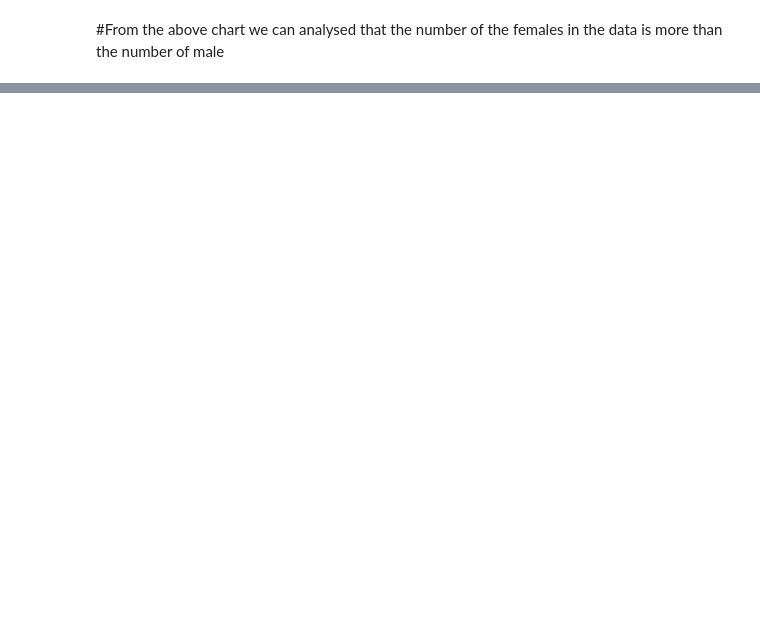
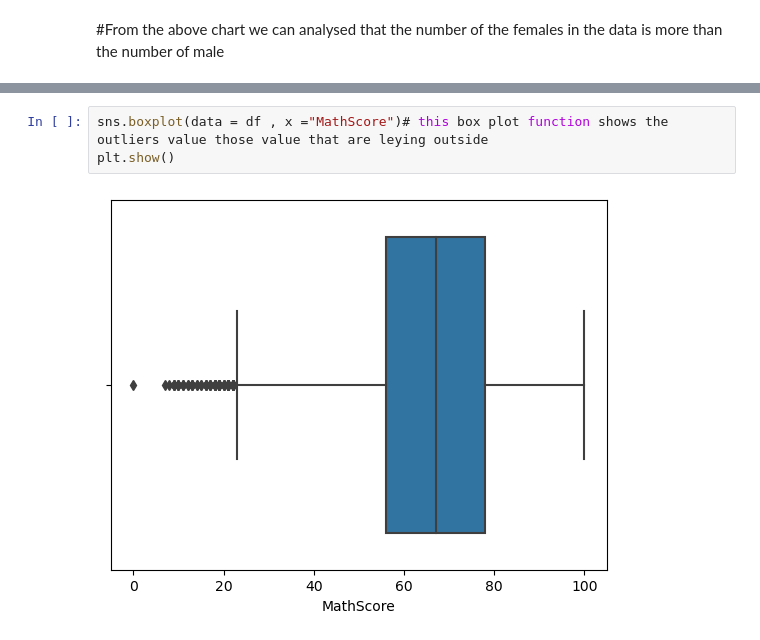
Before and after one commit to NeerajAuchar/Student_result_analysis, a Jupyter notebook: student_result_DataAnalysis.ipynb, the cells around one changed output, grey strips where cells are left out. Drawn from its saved outputs; the diff is of its cells as text; blank space fills up the shorter version.

```diff
--- a/student_result_DataAnalysis.ipynb
+++ b/student_result_DataAnalysis.ipynb
@@ -117,0 +159,5 @@ plt.show()
+# %%
+sns.boxplot(data = df , x ="MathScore")# this box plot function shows the outliers value those value that are leying outside
+plt.show()
+# %% [output]
+[figure, added]
```
Also changed, not shown: parts of 12 cells of this notebook.
